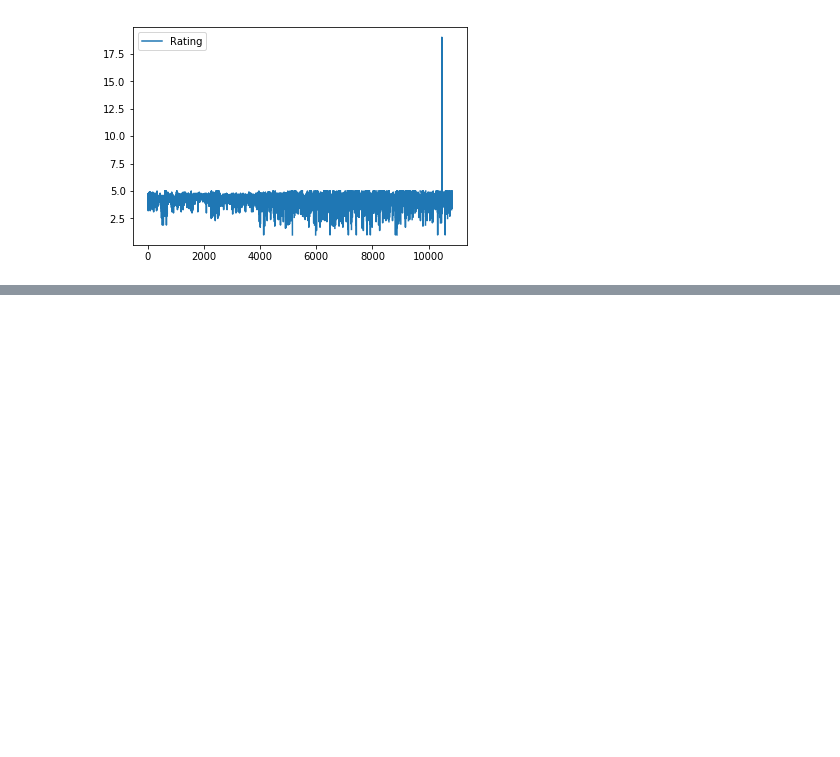
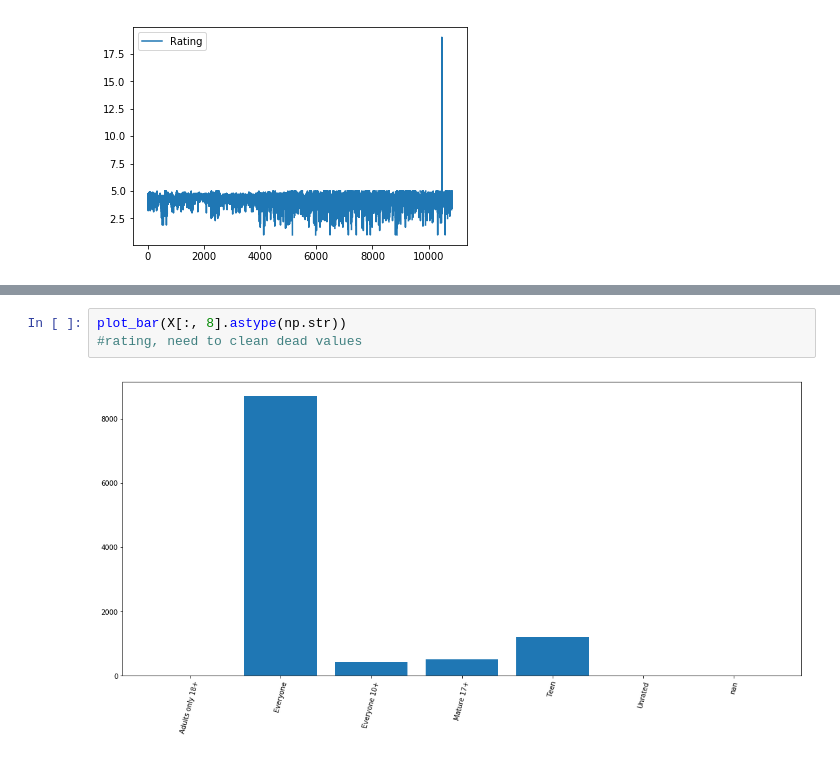
Before and after one commit to chrisann0295/DataExploration, a Jupyter notebook: DataAnalysis.ipynb, the cells around one changed output, grey strips where cells are left out. Drawn from its saved outputs; the diff is of its cells as text; blank space fills up the shorter version.

```diff
--- a/DataAnalysis.ipynb
+++ b/DataAnalysis.ipynb
@@ -42,0 +59,5 @@ plot_bar(X[:, 1])
+# %%
+plot_bar(X[:, 8].astype(np.str))
+#rating, need to clean dead values
+# %% [output]
+[figure, added]
```
Also changed, not shown: parts of 5 cells of this notebook.
